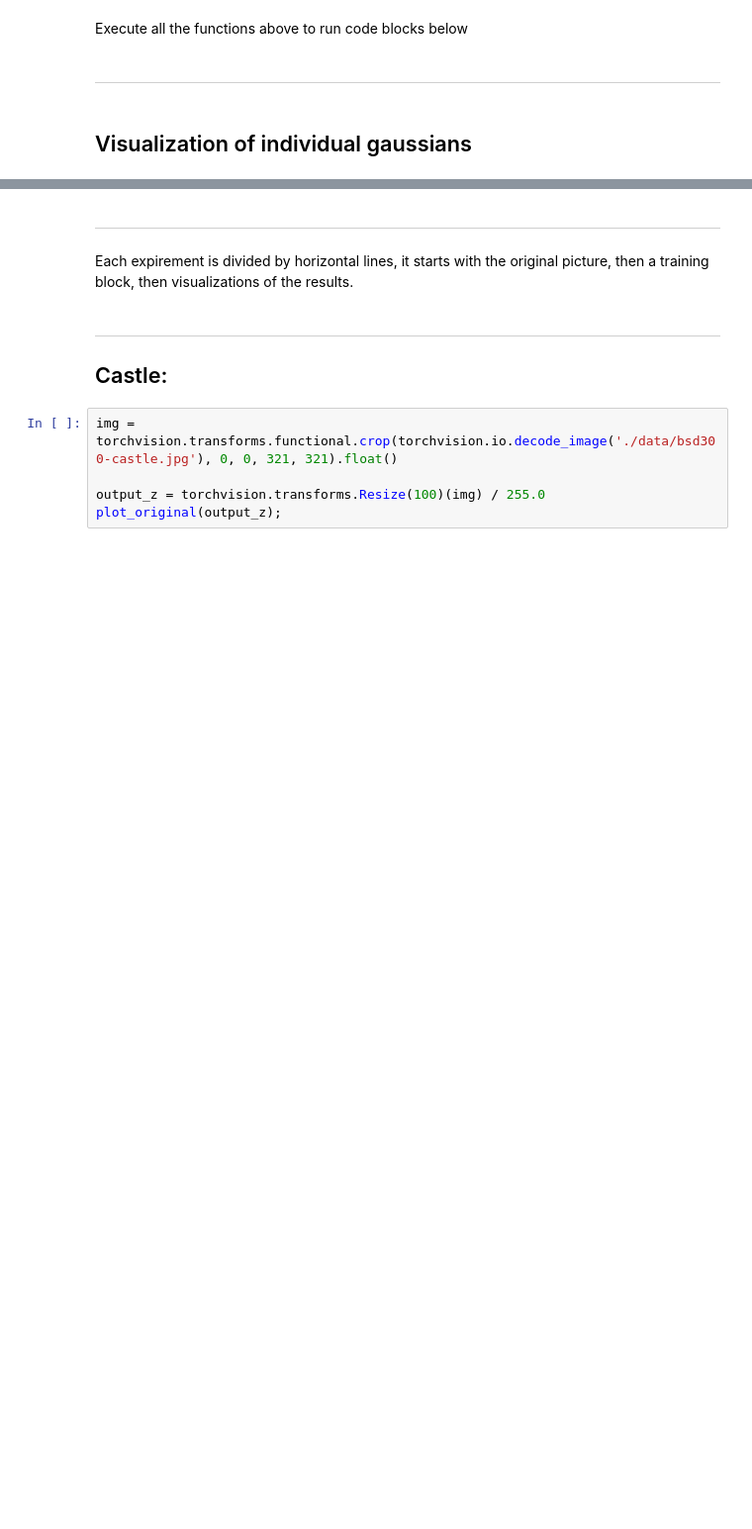
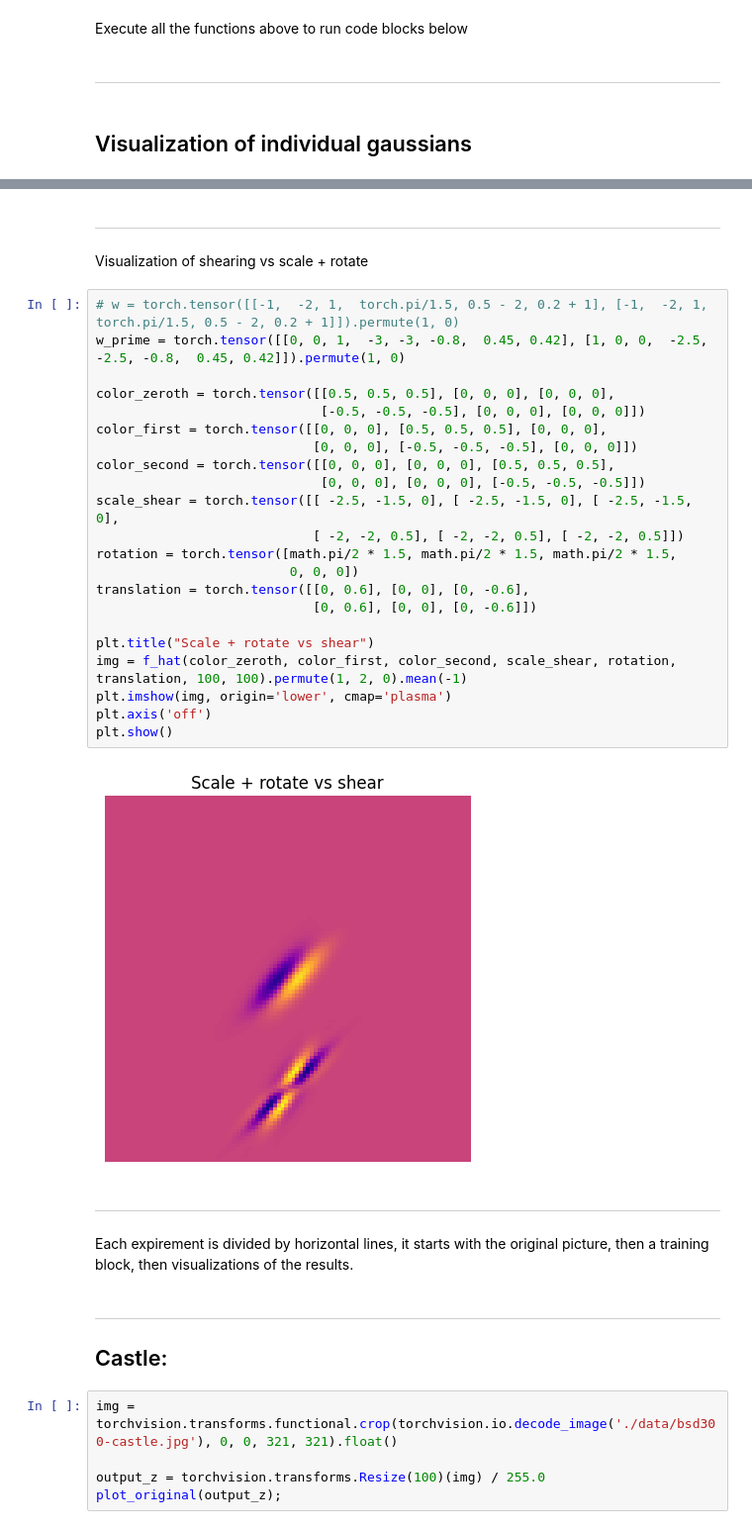
Before and after one commit to SuperVK/sparse-image-repr-bep, a Jupyter notebook: project.ipynb, the cells around one changed output, grey strips where cells are left out. Shown at 99% size. Cells and saved outputs as stored; diff of their text form; blank space fills up the shorter version.

```diff
--- a/project.ipynb
+++ b/project.ipynb
@@ -282,6 +306,33 @@ plt.show()
 [figure]
 # %% [markdown]
 ---
+Visualization of shearing vs scale + rotate
+# %%
+# w = torch.tensor([[-1,  -2, 1,  torch.pi/1.5, 0.5 - 2, 0.2 + 1], [-1,  -2, 1,  torch.pi/1.5, 0.5 - 2, 0.2 + 1]]).permute(1, 0)
+w_prime = torch.tensor([[0, 0, 1,  -3, -3, -0.8,  0.45, 0.42], [1, 0, 0,  -2.5, -2.5, -0.8,  0.45, 0.42]]).permute(1, 0)
+
+color_zeroth = torch.tensor([[0.5, 0.5, 0.5], [0, 0, 0], [0, 0, 0],
+                             [-0.5, -0.5, -0.5], [0, 0, 0], [0, 0, 0]])
+color_first = torch.tensor([[0, 0, 0], [0.5, 0.5, 0.5], [0, 0, 0],
+                            [0, 0, 0], [-0.5, -0.5, -0.5], [0, 0, 0]])
+color_second = torch.tensor([[0, 0, 0], [0, 0, 0], [0.5, 0.5, 0.5],
+                             [0, 0, 0], [0, 0, 0], [-0.5, -0.5, -0.5]])
+scale_shear = torch.tensor([[ -2.5, -1.5, 0], [ -2.5, -1.5, 0], [ -2.5, -1.5, 0],
+                            [ -2, -2, 0.5], [ -2, -2, 0.5], [ -2, -2, 0.5]])
+rotation = torch.tensor([math.pi/2 * 1.5, math.pi/2 * 1.5, math.pi/2 * 1.5,
+                         0, 0, 0])
+translation = torch.tensor([[0, 0.6], [0, 0], [0, -0.6],
+                            [0, 0.6], [0, 0], [0, -0.6]])
+
+plt.title("Scale + rotate vs shear")
+img = f_hat(color_zeroth, color_first, color_second, scale_shear, rotation, translation, 100, 100).permute(1, 2, 0).mean(-1)
+plt.imshow(img, origin='lower', cmap='plasma')
+plt.axis('off')
+plt.show()
+# %% [output]
+[figure, added]
+# %% [markdown]
+---
 # %% [markdown]
 Each expirement is divided by horizontal lines, it starts with the original picture, then a training block, then visualizations of the results.
 # %% [markdown]
```
Also changed, not shown: parts of 7 cells of this notebook.
